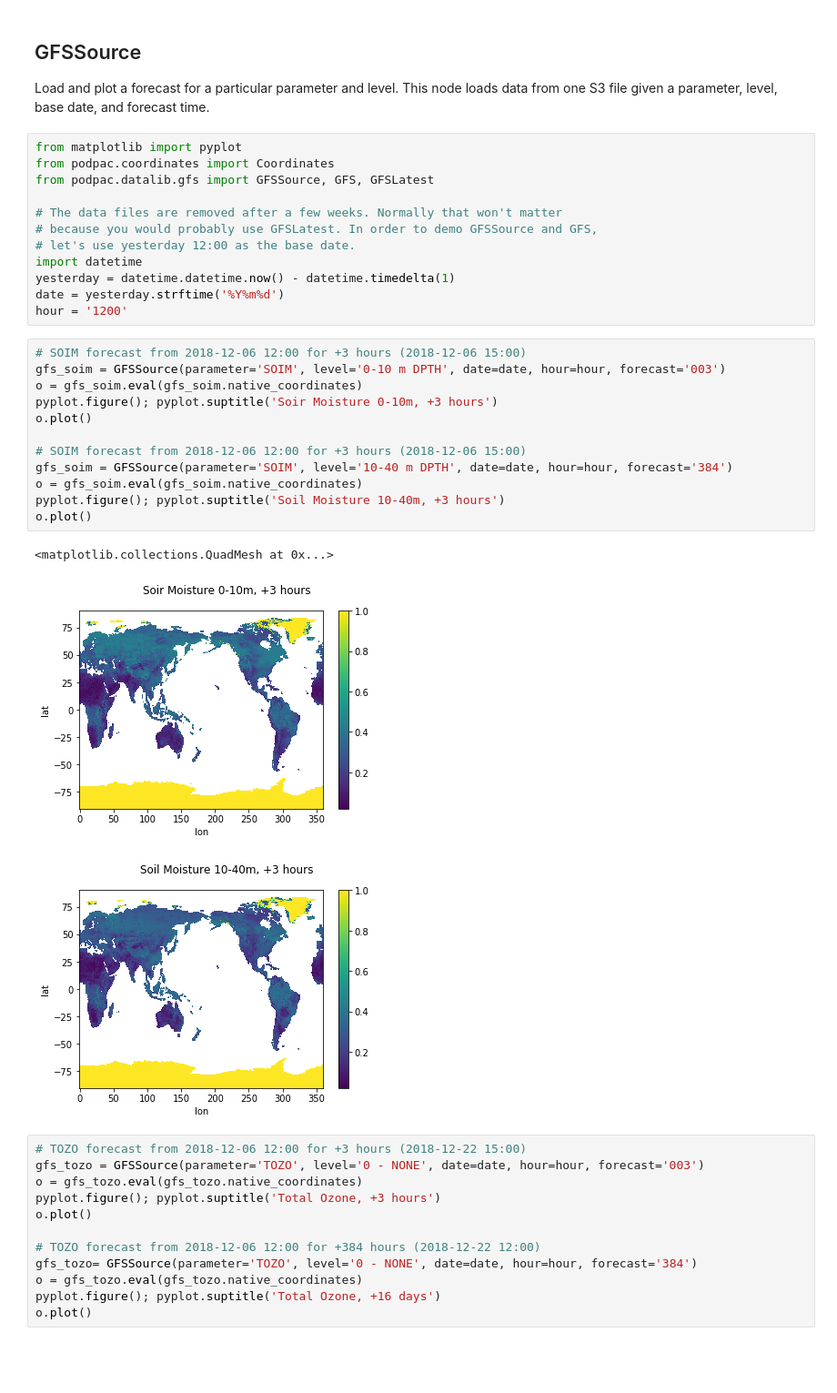
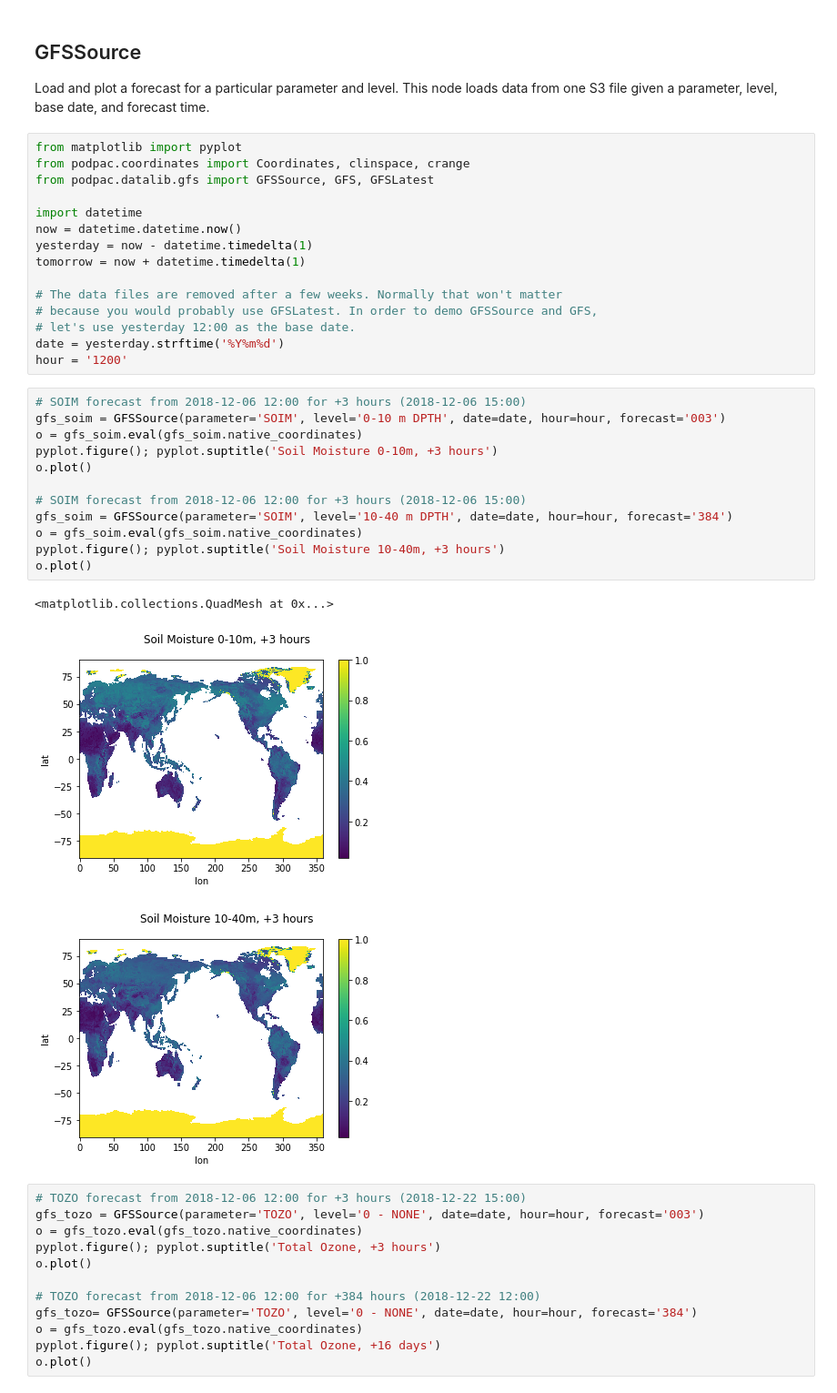
Before and after one commit to creare-com/podpac-examples, a Jupyter notebook: notebooks/demos/gfs.ipynb, the cells around one changed output. Shown at 91% size. Drawn from its saved outputs; the diff is of its cells as text; blank space fills up the shorter version.

Commit message:
Updates GFS demo notebook to be up to date by using yesterdays data.

```diff
--- a/notebooks/demos/gfs.ipynb
+++ b/notebooks/demos/gfs.ipynb
@@ -9,31 +9,34 @@
 Load and plot a forecast for a particular parameter and level. This node loads data from one S3 file given a parameter, level, base date, and forecast time.
 # %%
 from matplotlib import pyplot
-from podpac.coordinates import Coordinates
+from podpac.coordinates import Coordinates, clinspace, crange
 from podpac.datalib.gfs import GFSSource, GFS, GFSLatest
+
+import datetime
+now = datetime.datetime.now()
+yesterday = now - datetime.timedelta(1)
+tomorrow = now + datetime.timedelta(1)
 
 # The data files are removed after a few weeks. Normally that won't matter
 # because you would probably use GFSLatest. In order to demo GFSSource and GFS,
 # let's use yesterday 12:00 as the base date.
-import datetime
-yesterday = datetime.datetime.now() - datetime.timedelta(1)
 date = yesterday.strftime('%Y%m%d')
 hour = '1200'
 # %%
 # SOIM forecast from 2018-12-06 12:00 for +3 hours (2018-12-06 15:00)
 gfs_soim = GFSSource(parameter='SOIM', level='0-10 m DPTH', date=date, hour=hour, forecast='003')
 o = gfs_soim.eval(gfs_soim.native_coordinates)
-pyplot.figure(); pyplot.suptitle('Soir Moisture 0-10m, +3 hours')
+pyplot.figure(); pyplot.suptitle('Soil Moisture 0-10m, +3 hours')
 o.plot()
 
 # SOIM forecast from 2018-12-06 12:00 for +3 hours (2018-12-06 15:00)
 gfs_soim = GFSSource(parameter='SOIM', level='10-40 m DPTH', date=date, hour=hour, forecast='384')
 o = gfs_soim.eval(gfs_soim.native_coordinates)
 pyplot.figure(); pyplot.suptitle('Soil Moisture 10-40m, +3 hours')
 o.plot()
 # %% [output]
 <matplotlib.collections.QuadMesh at 0x...>
-[figure, old version]
+[figure, new version]
 [figure]
 # %%
 # TOZO forecast from 2018-12-06 12:00 for +3 hours (2018-12-22 15:00)
```
Also changed, not shown: parts of 5 cells of this notebook.
